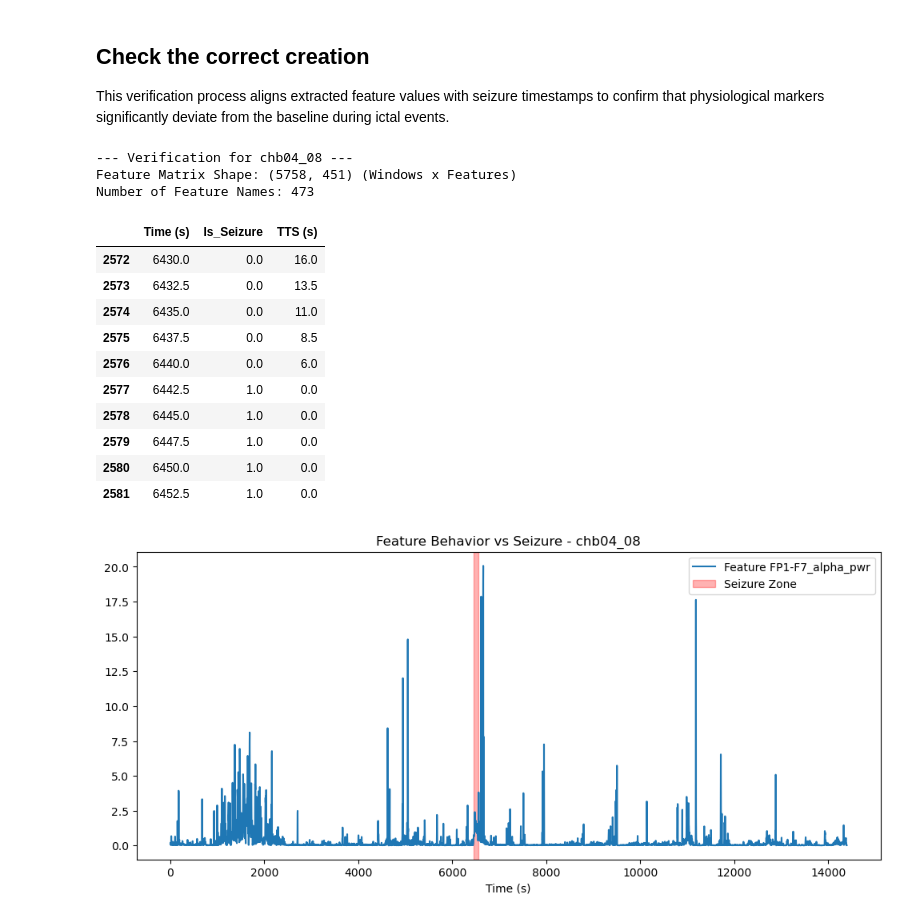
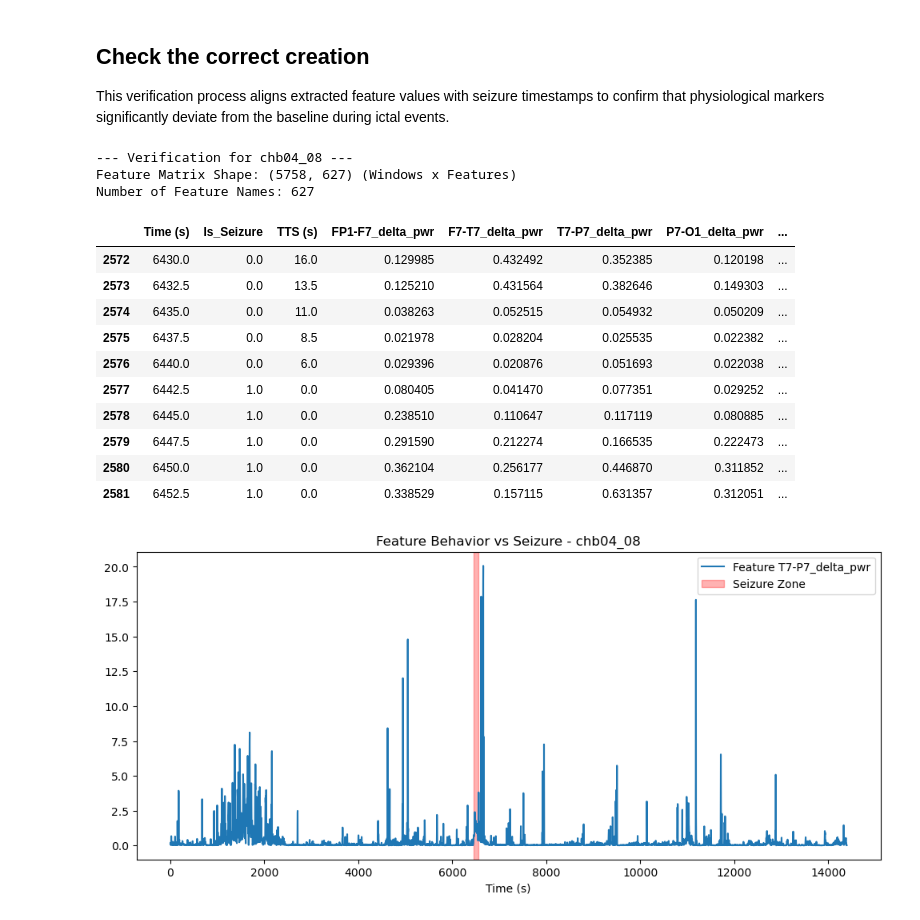
Before and after one commit to AlessiaBernacchia/EEG-epileptic-seizures-detection, a Jupyter notebook: notebooks/preprocessing/features_&_labels.ipynb, the cells around one changed output. Saved outputs shown, nothing was run; the diff lists cells and outputs as text; code cells hidden in the pictures.

```diff
--- a/notebooks/preprocessing/features_&_labels.ipynb
+++ b/notebooks/preprocessing/features_&_labels.ipynb
@@ -203,46 +219,52 @@ feat_data = np.load(feat_path)
 lab_data = np.load(label_path)
 
 # extract arrays
 X = feat_data['features']
 names = feat_data['feature_names']
 times = feat_data['times']
 y_task1 = lab_data['y_task1']
 y_task2 = lab_data['y_task2']
 
 # create a small summary for seizure windows
 df_verify = pd.DataFrame({
     'Time (s)': times,
     'Is_Seizure': y_task1,
     'TTS (s)': y_task2
 })
 
+# add some features
+for i in range(10):
+    feat = X[:, i]
+    feat_name = names[i]
+    df_verify[feat_name] = feat
+
 print(f"--- Verification for {f_name} ---")
 print(f"Feature Matrix Shape: {X.shape} (Windows x Features)")
 print(f"Number of Feature Names: {len(names)}")
 
 # sample where a seizure starts (around 6446s for chb04_08)
 seizure_start_idx = np.where(y_task1 == 1)[0]
 if len(seizure_start_idx) > 0:
     first_idx = seizure_start_idx[0]
     # show 5 windows before and 5 windows during seizure
     display(df_verify.iloc[max(0, first_idx-5) : first_idx+5])
 else:
     print("No seizure found in this specific file.")
 # %% [output]
 --- Verification for chb04_08 ---
-Feature Matrix Shape: (5758, 451) (Windows x Features)
-Number of Feature Names: 473
+Feature Matrix Shape: (5758, 627) (Windows x Features)
+Number of Feature Names: 627
-|  | Time (s) | Is_Seizure | TTS (s) |
-| 2572 | 6430.0 | 0.0 | 16.0 |
-| 2573 | 6432.5 | 0.0 | 13.5 |
-| 2574 | 6435.0 | 0.0 | 11.0 |
-| 2575 | 6437.5 | 0.0 | 8.5 |
-| 2576 | 6440.0 | 0.0 | 6.0 |
-| 2577 | 6442.5 | 1.0 | 0.0 |
-| 2578 | 6445.0 | 1.0 | 0.0 |
-| 2579 | 6447.5 | 1.0 | 0.0 |
-| 2580 | 6450.0 | 1.0 | 0.0 |
-| 2581 | 6452.5 | 1.0 | 0.0 |
+|  | Time (s) | Is_Seizure | TTS (s) | FP1-F7_delta_pwr | F7-T7_delta_pwr | T7-P7_delta_pwr | P7-O1_delta_pwr | ... |
+| 2572 | 6430.0 | 0.0 | 16.0 | 0.129985 | 0.432492 | 0.352385 | 0.120198 | ... |
+| 2573 | 6432.5 | 0.0 | 13.5 | 0.125210 | 0.431564 | 0.382646 | 0.149303 | ... |
+| 2574 | 6435.0 | 0.0 | 11.0 | 0.038263 | 0.052515 | 0.054932 | 0.050209 | ... |
+| 2575 | 6437.5 | 0.0 | 8.5 | 0.021978 | 0.028204 | 0.025535 | 0.022382 | ... |
+| 2576 | 6440.0 | 0.0 | 6.0 | 0.029396 | 0.020876 | 0.051693 | 0.022038 | ... |
+| 2577 | 6442.5 | 1.0 | 0.0 | 0.080405 | 0.041470 | 0.077351 | 0.029252 | ... |
+| 2578 | 6445.0 | 1.0 | 0.0 | 0.238510 | 0.110647 | 0.117119 | 0.080885 | ... |
+| 2579 | 6447.5 | 1.0 | 0.0 | 0.291590 | 0.212274 | 0.166535 | 0.222473 | ... |
+| 2580 | 6450.0 | 1.0 | 0.0 | 0.362104 | 0.256177 | 0.446870 | 0.311852 | ... |
+| 2581 | 6452.5 | 1.0 | 0.0 | 0.338529 | 0.157115 | 0.631357 | 0.312051 | ... |
 # %%
 # Plot Line Length of the first channel vs Time
 # Line length usually spikes during a seizure
@@ -259,7 +281,7 @@ plt.xlabel("Time (s)")
 plt.legend()
 plt.show()
 # %% [output]
-[figure, old version]
+[figure, new version]
 # %%
 seizure_mask = (y_task1 == 1)
 if seizure_mask.any():
```
Also changed, not shown: parts of 4 cells of this notebook, 2 other files.
